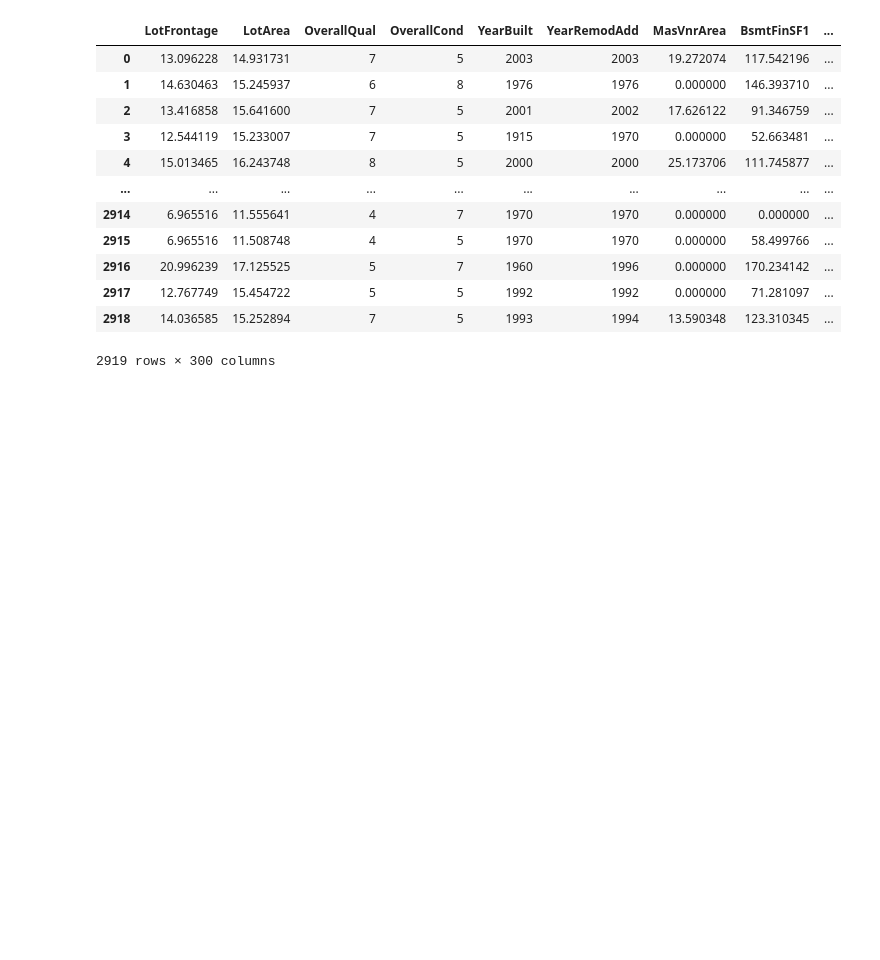
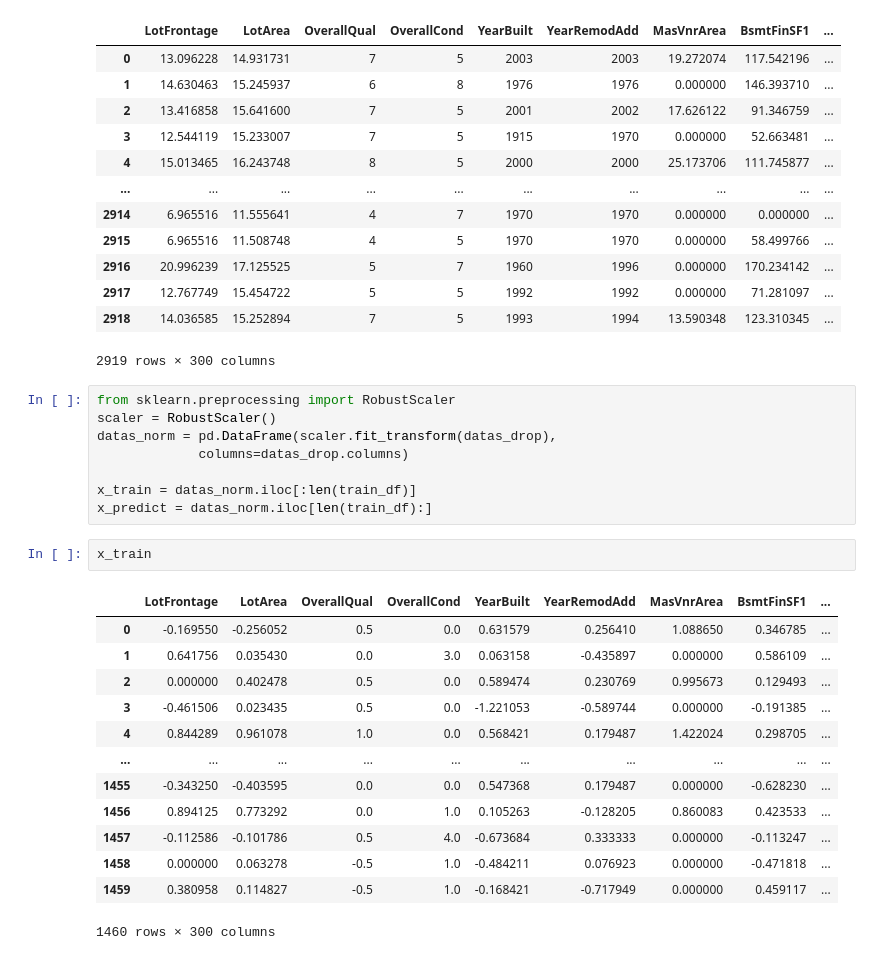
Before and after one commit to vivi1231/0805, a Jupyter notebook: house_linear.ipynb, the cells around one changed output. Cells and saved outputs as stored; diff of their text form; blank space fills up the shorter version.

```diff
--- a/house_linear.ipynb
+++ b/house_linear.ipynb
@@ -192,3 +192,27 @@ datas_drop
 | 2917 | 12.767749 | 15.454722 | 5 | 5 | 1992 | 1992 | 0.000000 | 71.281097 | ... |
 | 2918 | 14.036585 | 15.252894 | 7 | 5 | 1993 | 1994 | 13.590348 | 123.310345 | ... |
 2919 rows × 300 columns
+# %%
+from sklearn.preprocessing import RobustScaler
+scaler = RobustScaler()
+datas_norm = pd.DataFrame(scaler.fit_transform(datas_drop),
+             columns=datas_drop.columns)
+
+x_train = datas_norm.iloc[:len(train_df)]
+x_predict = datas_norm.iloc[len(train_df):]
+# %%
+x_train
+# %% [output]
+|  | LotFrontage | LotArea | OverallQual | OverallCond | YearBuilt | YearRemodAdd | MasVnrArea | BsmtFinSF1 | ... |
+| 0 | -0.169550 | -0.256052 | 0.5 | 0.0 | 0.631579 | 0.256410 | 1.088650 | 0.346785 | ... |
+| 1 | 0.641756 | 0.035430 | 0.0 | 3.0 | 0.063158 | -0.435897 | 0.000000 | 0.586109 | ... |
+| 2 | 0.000000 | 0.402478 | 0.5 | 0.0 | 0.589474 | 0.230769 | 0.995673 | 0.129493 | ... |
+| 3 | -0.461506 | 0.023435 | 0.5 | 0.0 | -1.221053 | -0.589744 | 0.000000 | -0.191385 | ... |
+| 4 | 0.844289 | 0.961078 | 1.0 | 0.0 | 0.568421 | 0.179487 | 1.422024 | 0.298705 | ... |
+| ... | ... | ... | ... | ... | ... | ... | ... | ... | ... |
+| 1455 | -0.343250 | -0.403595 | 0.0 | 0.0 | 0.547368 | 0.179487 | 0.000000 | -0.628230 | ... |
+| 1456 | 0.894125 | 0.773292 | 0.0 | 1.0 | 0.105263 | -0.128205 | 0.860083 | 0.423533 | ... |
+| 1457 | -0.112586 | -0.101786 | 0.5 | 4.0 | -0.673684 | 0.333333 | 0.000000 | -0.113247 | ... |
+| 1458 | 0.000000 | 0.063278 | -0.5 | 1.0 | -0.484211 | 0.076923 | 0.000000 | -0.471818 | ... |
+| 1459 | 0.380958 | 0.114827 | -0.5 | 1.0 | -0.168421 | -0.717949 | 0.000000 | 0.459117 | ... |
+1460 rows × 300 columns
```
Also changed, not shown: parts of 2 cells of this notebook.
